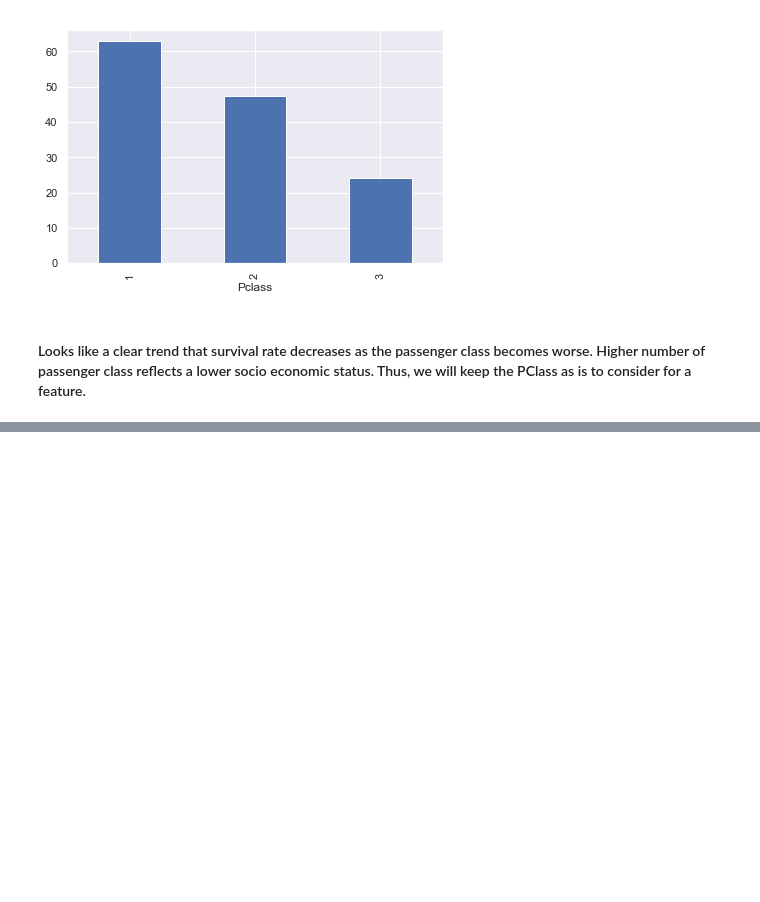
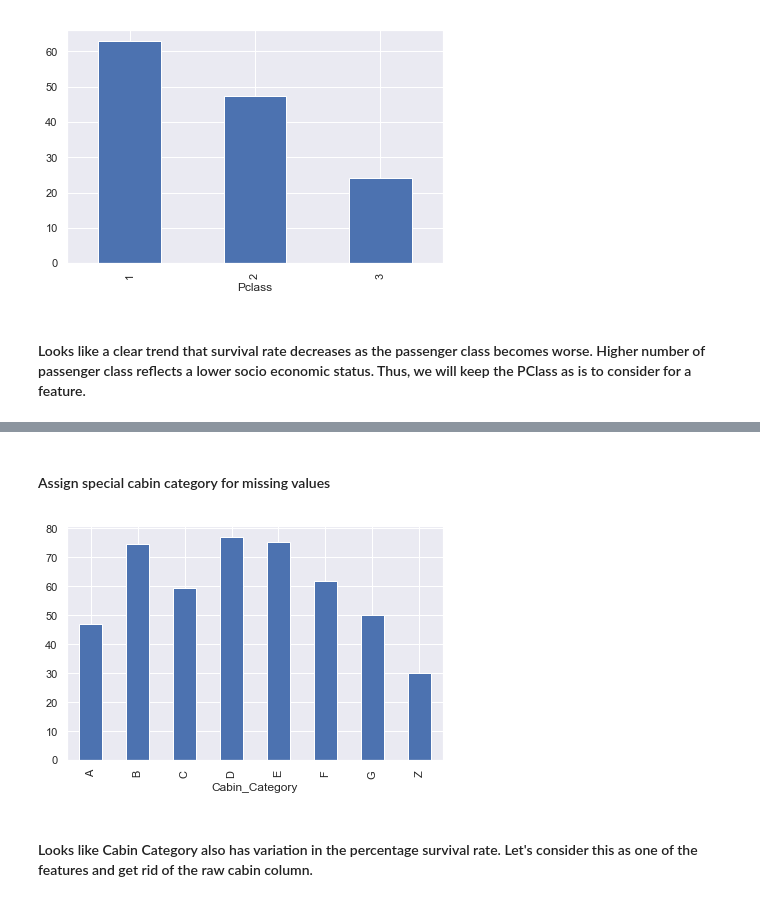
Before and after one commit to abhishekjain88/titanic-kaggle, a Jupyter notebook: Titanic Competition.ipynb, the cells around one changed output, grey strips where cells are left out. Saved outputs shown, nothing was run; the diff lists cells and outputs as text; code cells hidden in the pictures; blank space fills up the shorter version.

```diff
--- a/Titanic Competition.ipynb
+++ b/Titanic Competition.ipynb
@@ -324,0 +391,2 @@ titanic.Embarked.value_counts()
+# %% [markdown]
+#### Assign special cabin category for missing values
@@ -324,0 +395,6 @@ titanic.Embarked.value_counts()
+# %%
+grouped_survival_bar('Cabin_Category')
+# %% [output]
+[figure, added]
+# %% [markdown]
+#### Looks like Cabin Category also has variation in the percentage survival rate. Let's consider this as one of the features and get rid of the raw cabin column.
```
Also changed, not shown: parts of 21 cells of this notebook.
